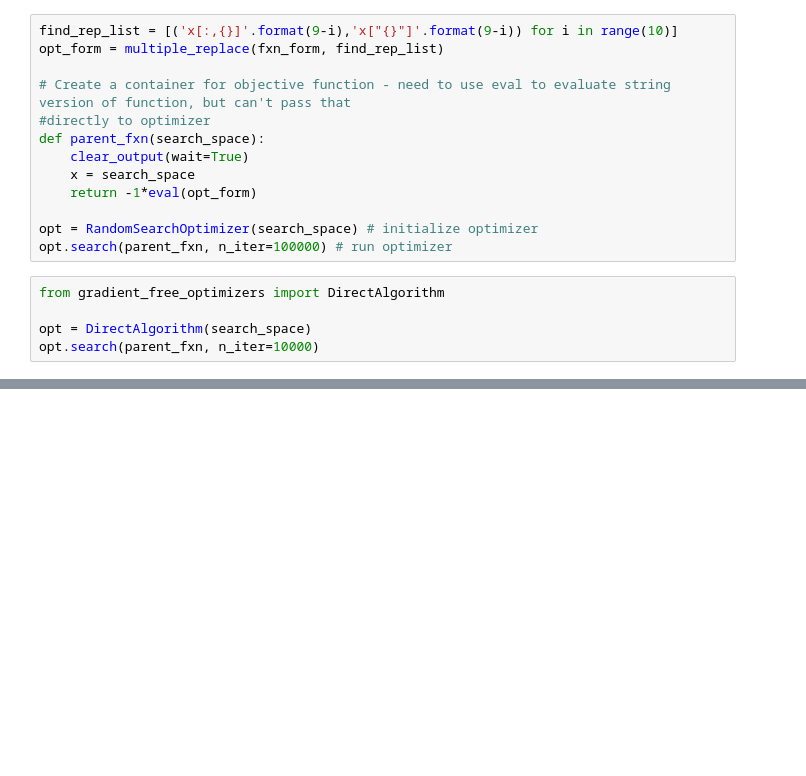
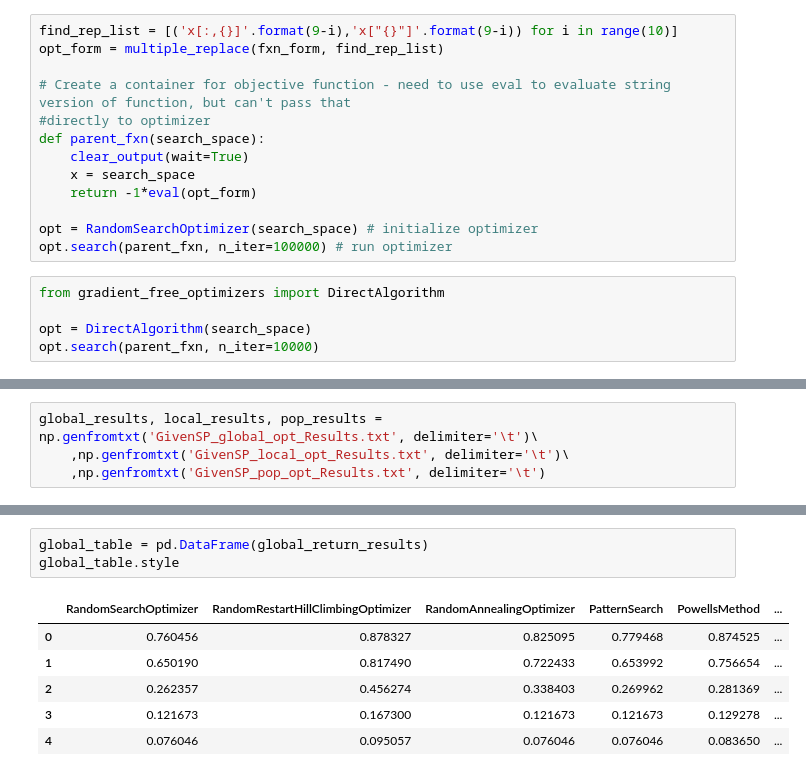
Before and after one commit to ltimmerman3/ProcSys_Project, a Jupyter notebook: optimization_benchmark/group_src/sample-valid-problems.ipynb, the cells around one changed output, grey strips where cells are left out. Drawn from its saved outputs; the diff is of its cells as text; blank space fills up the shorter version.

```diff
--- a/optimization_benchmark/group_src/sample-valid-problems.ipynb
+++ b/optimization_benchmark/group_src/sample-valid-problems.ipynb
@@ -641,0 +660,4 @@ opt.search(parent_fxn, n_iter=10000)
+# %%
+global_results, local_results, pop_results = np.genfromtxt('GivenSP_global_opt_Results.txt', delimiter='\t')\
+    ,np.genfromtxt('GivenSP_local_opt_Results.txt', delimiter='\t')\
+    ,np.genfromtxt('GivenSP_pop_opt_Results.txt', delimiter='\t')
@@ -641,0 +734,10 @@ opt.search(parent_fxn, n_iter=10000)
+# %%
+global_table = pd.DataFrame(global_return_results)
+global_table.style
+# %% [output]
+|  | RandomSearchOptimizer | RandomRestartHillClimbingOptimizer | RandomAnnealingOptimizer | PatternSearch | PowellsMethod | ... |
+| 0 | 0.760456 | 0.878327 | 0.825095 | 0.779468 | 0.874525 | ... |
+| 1 | 0.650190 | 0.817490 | 0.722433 | 0.653992 | 0.756654 | ... |
+| 2 | 0.262357 | 0.456274 | 0.338403 | 0.269962 | 0.281369 | ... |
+| 3 | 0.121673 | 0.167300 | 0.121673 | 0.121673 | 0.129278 | ... |
+| 4 | 0.076046 | 0.095057 | 0.076046 | 0.076046 | 0.083650 | ... |
```
Also changed, not shown: parts of 17 cells of this notebook, 15 other files.
